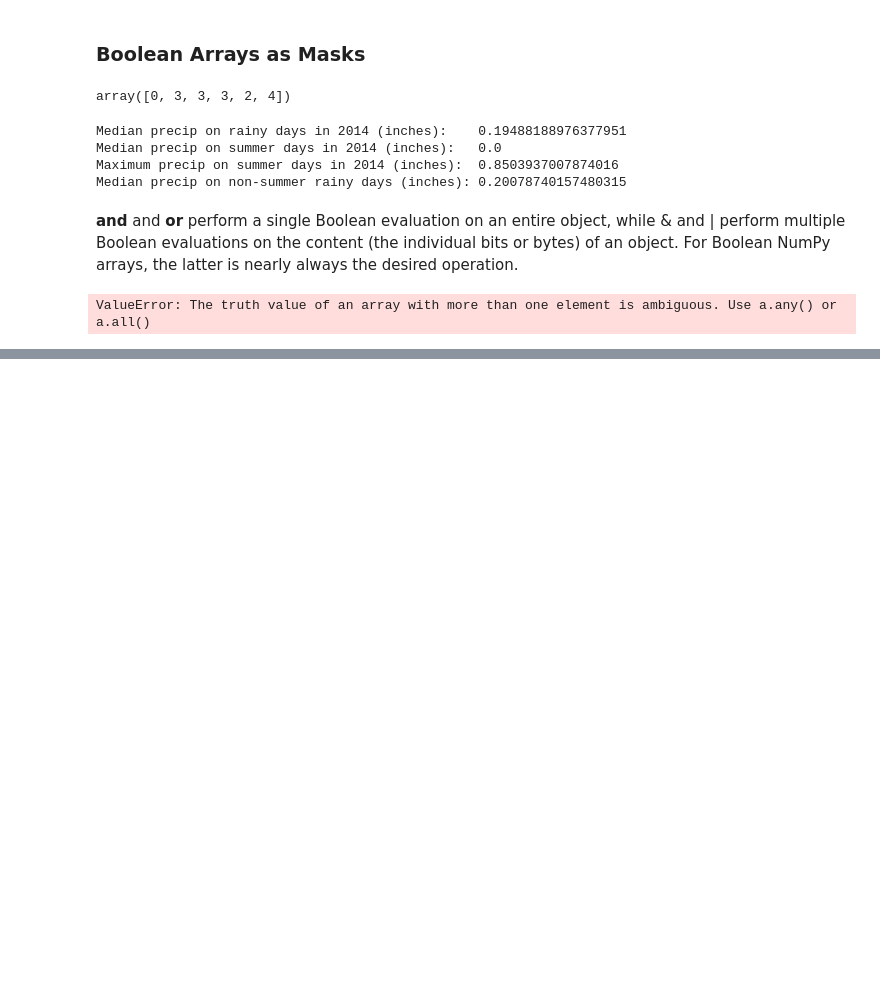
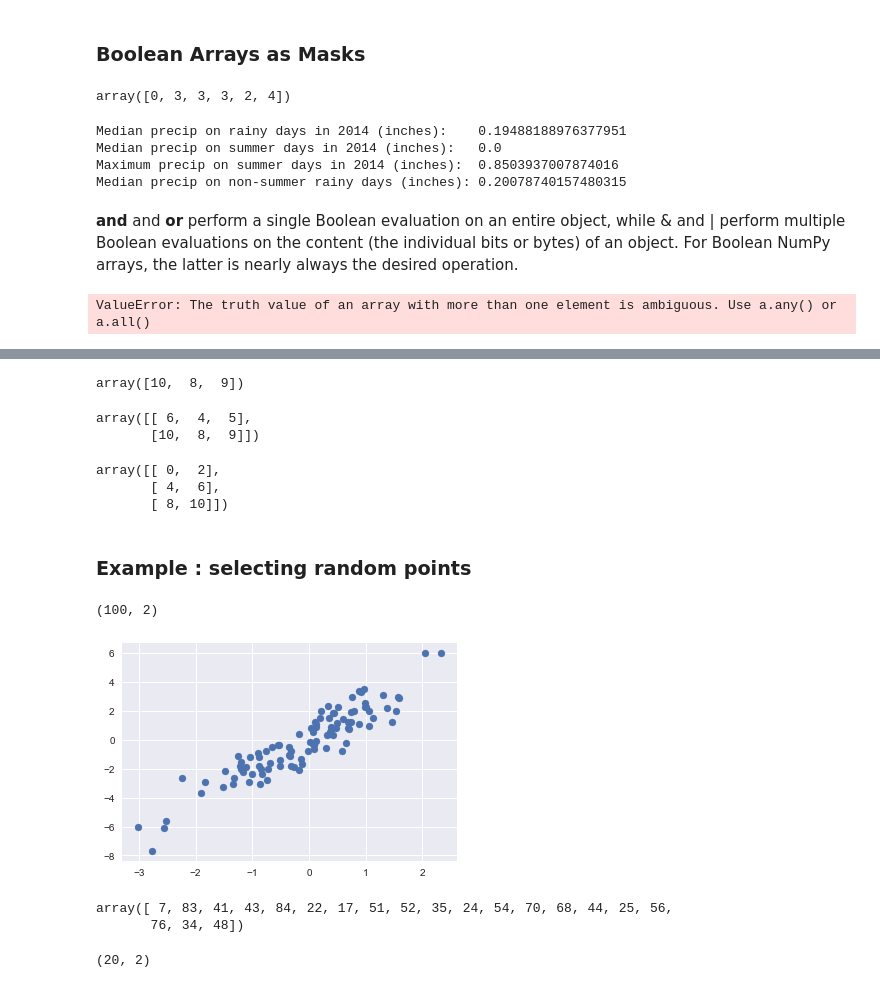
Before and after one commit to jbuisine/python-learn, a Jupyter notebook: 02.Numpy/Numpy.ipynb, the cells around one changed output, grey strips where cells are left out. Saved outputs shown, nothing was run; the diff lists cells and outputs as text; code cells hidden in the pictures; blank space fills up the shorter version.

Commit message:
NumPy fancy indexing and sorting array

```diff
--- a/02.Numpy/Numpy.ipynb
+++ b/02.Numpy/Numpy.ipynb
@@ -1111,0 +1116,6 @@ ValueError: The truth value of an array with more than one element is ambiguous.
+# %%
+import numpy as np
+rand = np.random.RandomState(42)
+
+x = rand.randint(100, size=10)
+print(x)
@@ -1111,0 +1179,45 @@ ValueError: The truth value of an array with more than one element is ambiguous.
+# %%
+X[2, [2, 0, 1]]
+# %% [output]
+array([10,  8,  9])
+# %%
+X[1:, [2, 0, 1]]
+# %% [output]
+array([[ 6,  4,  5],
+       [10,  8,  9]])
+# %%
+mask = np.array([1, 0, 1, 0], dtype=bool) # using mask
+X[row[:, np.newaxis], mask]
+# %% [output]
+array([[ 0,  2],
+       [ 4,  6],
+       [ 8, 10]])
+# %% [markdown]
+### Example : selecting random points
+# %%
+mean = [0, 0]
+cov = [[1, 2],
+       [2, 5]]
+X = rand.multivariate_normal(mean, cov, 100)
+X.shape
+# %% [output]
+(100, 2)
+# %%
+%matplotlib inline
+import matplotlib.pyplot as plt
+import seaborn; seaborn.set()  # for plot styling
+
+plt.scatter(X[:, 0], X[:, 1]);
+# %% [output]
+[figure, added]
+# %%
+indices = np.random.choice(X.shape[0], 20, replace=False)
+indices
+# %% [output]
+array([ 7, 83, 41, 43, 84, 22, 17, 51, 52, 35, 24, 54, 70, 68, 44, 25, 56,
+       76, 34, 48])
+# %%
+selection = X[indices]  # fancy indexing here
+selection.shape
+# %% [output]
+(20, 2)
```
Also changed, not shown: parts of 52 cells of this notebook.
